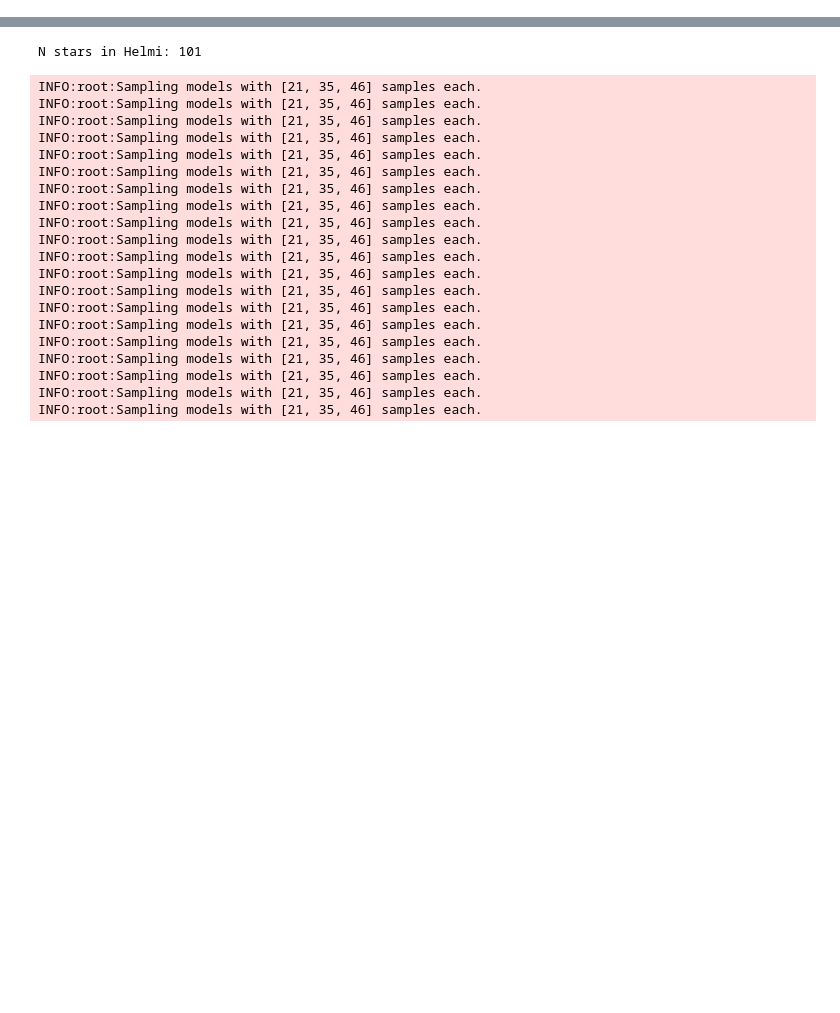
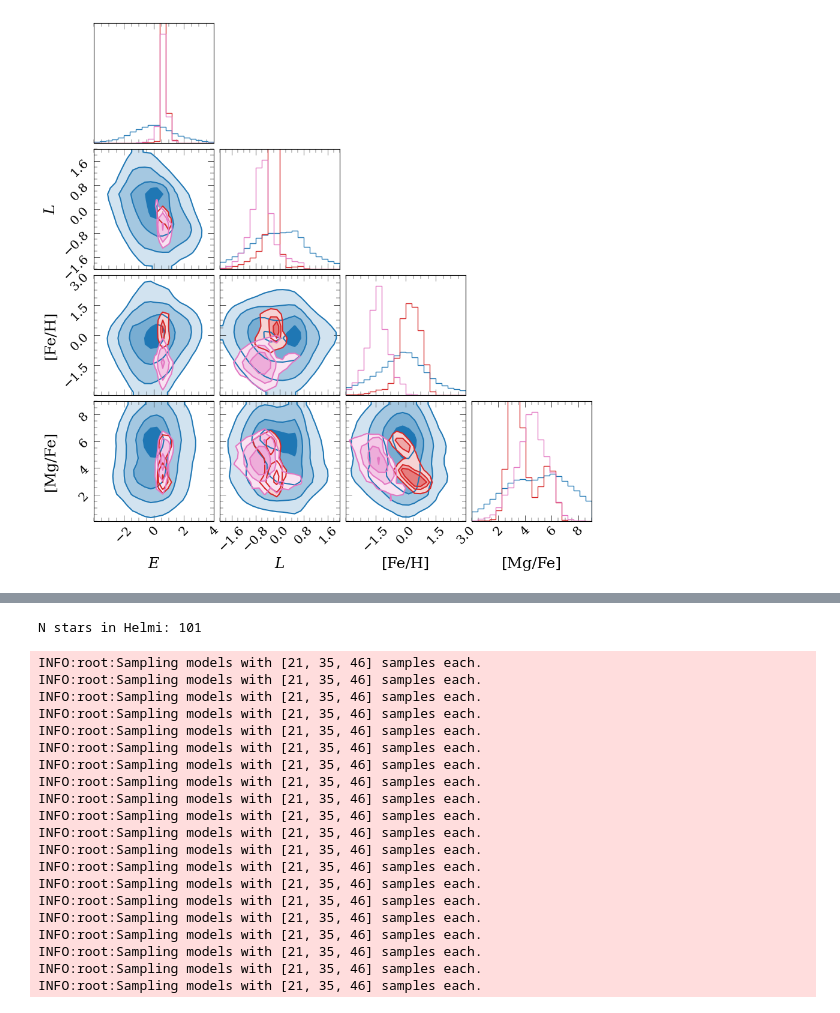
Before and after one commit to ariasant/MWsbi, a Jupyter notebook: plots.ipynb, the cells around one changed output, grey strips where cells are left out. Saved outputs shown, nothing was run; the diff lists cells and outputs as text; code cells hidden in the pictures; blank space fills up the shorter version.

```diff
--- a/plots.ipynb
+++ b/plots.ipynb
@@ -14,0 +163,40 @@ import fishnets
+# %%
+sim_data_shifted2 = sim_data.copy()
+obs_data2 = obs_data.copy()
+scaler = RobustScaler()
+
+sim_data_shifted2[features] = scaler.fit_transform(sim_data_shifted2[features])
+obs_data2[features] = scaler.transform(obs_data2[features])
+
+
+
+shifts = [sim_data_shifted2[f].mean() - obs_data2[f].mean() for f in features]
+stds = [max(sim_data_shifted2[f].std(), obs_data2[f].std()) for f in features]
+
+def shift_props(group):
+
+
+    mean_E = np.random.uniform(-self.self.self.shifts[0],shifts[0])
+    std_E = np.random.uniform(0, 3*stds[0])
+
+    mean_L = np.random.uniform(-shifts[1],shifts[1])
+    std_L = np.random.uniform(0, 3*stds[1])
+
+    mean_FeH = np.random.uniform(-2*shifts[2],shifts[2]/2)
+    std_FeH = np.random.uniform(0, 3*stds[2])
+
+    mean_MgFe = np.random.uniform(shifts[3]/2,2*shifts[3])
+    std_MgFe = np.random.uniform(0, 3*stds[3])
+
+    group["E"] -= np.random.normal(loc=mean_E, scale=std_E, size=group.shape[0])
+    group["L"] -= np.random.normal(loc=mean_L, scale=std_L, size=group.shape[0])
+    group["FeH"] -= np.random.normal(loc=mean_FeH, scale=std_FeH, size=group.shape[0])
+    group["MgFe"] -= np.random.normal(loc=mean_MgFe, scale=std_MgFe, size=group.shape[0])
+
+    return group
+
+
+sim_data_shifted2 = sim_data_shifted2.groupby("progID").apply(shift_props)
+# %%
+fig = plot_stars_data([sim_data_shifted2, obs_data2, obs_data2[obs_accreted]], RANGE=[(-4,4),(-2,2),(-3,3),(0,9)])
+# %% [output]
@@ -14,0 +204 @@ import fishnets
+[figure, added]
```
Also changed, not shown: parts of 16 cells of this notebook, 9 other files.
